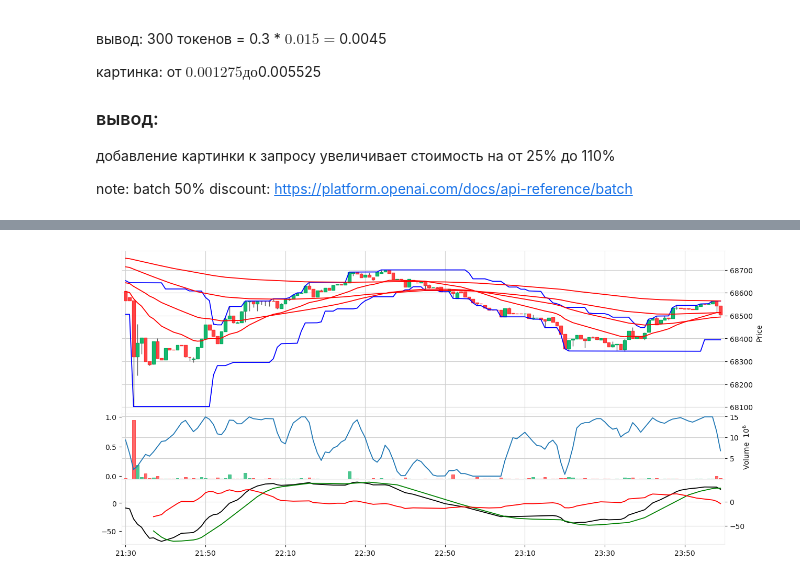
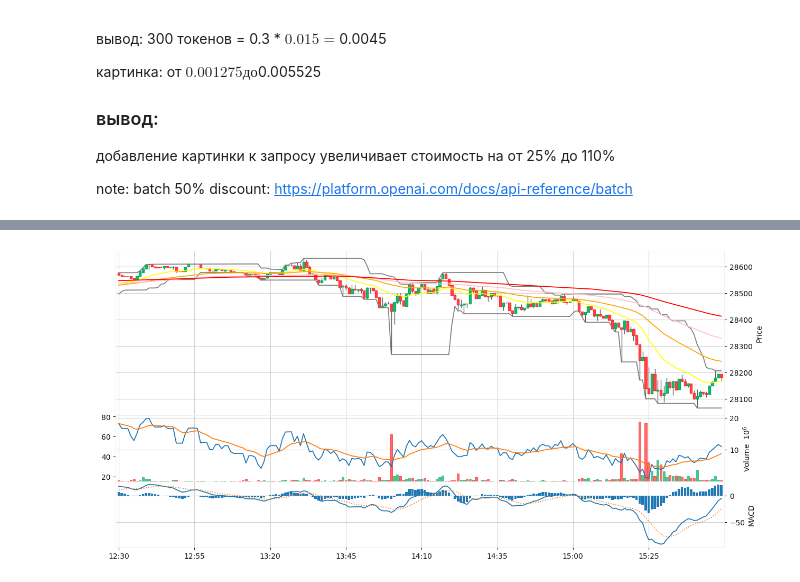
Before and after one commit to barsv/inv, a Jupyter notebook: test.ipynb, the cells around one changed output, grey strips where cells are left out. Saved outputs shown, nothing was run; the diff lists cells and outputs as text; code cells hidden in the pictures.

```diff
--- a/test.ipynb
+++ b/test.ipynb
@@ -91,11 +93,24 @@ filename = 'npz/BTCUSD_1T.npz'
 
 # зачитывание в формате numpy
 data = np.load(filename, allow_pickle=True)['data']
-data = data[-1000:] # беру последние точки, чтобы не напрягать либу технического анализа большим количеством точек.
-
 # преобразование в формат pandas
 df = pd.DataFrame(data, columns=['timestamp', 'open', 'high', 'low', 'close', 'volume'])
 
+# Преобразование 'timestamp' в datetime и установка его как индекс DataFrame
+df['timestamp'] = pd.to_datetime(df['timestamp'])
+df.set_index('timestamp', inplace=True)
+
+# Преобразование всех столбцов с ценами и объемом в числовой формат
+for column in ['open', 'high', 'low', 'close', 'volume']:
+    df[column] = pd.to_numeric(df[column], errors='coerce')
+
+# поиск интересной точки.
+date_to_find = '2024-05-29 08:10'
+index_position = df.index.get_loc(pd.Timestamp(date_to_find))
+# беру часть точек, чтобы не напрягать либу технического анализа большим количеством точек.
+df = df[-index_position-1000:-index_position]
+
 # вывод графика просто, чтобы посмотреть что считалось с диска.
 df[['open', 'high', 'low', 'close']][-points:].plot(figsize=(12,5))
+df
 # %% [output]
@@ -112,3 +131,0 @@ for column in ['open', 'high', 'low', 'close', 'volume']:
-# %%
-# добавление функций технического анализа к датафрейму пандас. (дает ворнинг. хз как его убрать.)
-df = ta.add_all_ta_features(df, "open", "high", "low", "close", "volume", fillna=True)
@@ -120,52 +139,67 @@ customstyle = mpf.make_mpf_style(base_mpf_style='yahoo', facecolor='w')
 #wconfig = {}
 
 # https://technical-analysis-library-in-python.readthedocs.io/en/latest/ta.html#ta.volatility.DonchianChannel
-dc = ta.volatility.DonchianChannel(df[-points-20:]['high'], df[-points-20:]['low'], 20)
+dc = ta.donchian(df[-points-20:]['high'], df[-points-20:]['low'])
 
 # https://technical-analysis-library-in-python.readthedocs.io/en/latest/ta.html#ta.momentum.StochRSIIndicator
-rsi = ta.momentum.StochRSIIndicator(df[-points-28:]['close'])
+rsi = ta.rsi(df[-points-14:]['close'])
 
-# https://technical-analysis-library-in-python.readthedocs.io/en/latest/ta.html#ta.trend.ema_indicator
-ema20 = ta.trend.ema_indicator(df[-points-20:]['close'], 20)
-ema50 = ta.trend.ema_indicator(df[-points-50:]['close'], 50)
-ema100 = ta.trend.ema_indicator(df[-points-100:]['close'], 100)
-ema200 = ta.trend.ema_indicator(df[-points-200:]['close'], 200)
+# https://technical-analysis-library-in-python.readthedocs.io/en/latest/ta.html#ta.ema
+ema20 = ta.ema(df[-points-20:]['close'], 20)
+ema50 = ta.ema(df[-points-50:]['close'], 50)
+ema100 = ta.ema(df[-points-100:]['close'], 100)
+ema200 = ta.ema(df[-points-200:]['close'], 200)
 
 # https://technical-analysis-library-in-python.readthedocs.io/en/latest/ta.html#ta.trend.MACD
-macd = ta.trend.MACD(df[-points-26:]['close'], 26)
+#macd = ta.trend.MACD(df[-points-26:]['close'], 26)
+macddf = ta.macd(df[-points-200:]['close'], fast=8, slow=21, signal=9, min_periods=None, append=True)
 
 apdict = [
-    mpf.make_addplot(dc.donchian_channel_hband()[-points:], color='blue'),
-    mpf.make_addplot(dc.donchian_channel_lband()[-points:], color='blue'),
-    mpf.make_addplot(ema20[-points:], color='red'),
-    mpf.make_addplot(ema50[-points:], color='red'),
-    mpf.make_addplot(ema100[-points:], color='red'),
+    mpf.make_addplot(dc['DCL_20_20'][-points:], color='gray'),
+    mpf.make_addplot(dc['DCU_20_20'][-points:], color='gray'),
+
+    mpf.make_addplot(ema20[-points:], color='yellow'),
+    mpf.make_addplot(ema50[-points:], color='orange'),
+    mpf.make_addplot(ema100[-points:], color='pink'),
     mpf.make_addplot(ema200[-points:], color='red'),
 
-    mpf.make_addplot(rsi.stochrsi_k()[-points:], panel=1),
-    mpf.make_addplot(macd.macd()[-points:], panel=2, color='black'),
-    mpf.make_addplot(macd.macd_signal()[-points:], panel=2, color='green'),
-    mpf.make_addplot(macd.macd_diff()[-points:], panel=2, color='red'),
+    mpf.make_addplot(macddf[macddf.columns[0]][-points:], panel=2, secondary_y=False),
+    mpf.make_addplot(macddf[macddf.columns[2]][-points:], panel=2, linestyle='dotted', ylabel='MACD'),
+    mpf.make_addplot(macddf[macddf.columns[1]][-points:], panel=2, secondary_y=False, type='bar'),
+
+    mpf.make_addplot(rsi[-points:], panel=1, secondary_y=True),
+    mpf.make_addplot(ta.ema(rsi[-points-14:], 14)[-points:], panel=1, secondary_y=True),
+    #mpf.make_addplot(macd.macd()[-points:], panel=2, color='black'),
+    #mpf.make_addplot(macd.macd_signal()[-points:], panel=2, color='green'),
+    #mpf.make_addplot(macd.macd_diff()[-points:], panel=2, color='red'),
 
     #
     #mpf.make_addplot(ta.momentum.ultimate_oscillator(df[-points-26:]['high'],df[-points-26:]['low'],df[-points-26:]['close'])[-points:],panel=3)
     ]
 fix, ax = mpf.plot(
     df[-points:],
     type='candle',
     volume=True,
     style=customstyle,
     figsize=(width_in_inches, height_in_inches),
     returnfig=True, # это надо, чтобы mpf.plot вернул fix, ax.
     # разворот подписей по оси X, т.к. в документации openai написано, что повернутый текст он плохо читает (наверное
     # умышленно порезана модель, чтобы нельзя было ее использовать для распознавания капчи)
     xrotation=0,
     #return_width_config=wconfig,
     update_width_config={'volume_width': 0.75, 'candle_width': 0.75, 'candle_linewidth': 1},
     addplot=apdict
     )
 
 ax[0].margins(x=0) # убрать отступы слева и справа на графике.
+
+#macddf[[macddf.columns[0], macddf.columns[2]]].plot(figsize=(16, 2), linewidth=1.3)
+#macddf[macddf.columns[1]].plot.area(stacked=False, color=["silver"], linewidth=1, grid=True).axhline(y=0, color="black", lw=1.1)
+#ax2 = ax[2].twinx()
+#ax2.plot(df.index[-points:], rsi[-points:])
+#ax2.plot(mpf.make_addplot(rsi[-points:]))
+#ax2.set_ylim(0, 100)
+#ax2.set_ylabel('RSI')
 #wconfig
 # %% [output]
-[figure, old version]
+[figure, new version]
```
Also changed, not shown: parts of 6 cells of this notebook.
